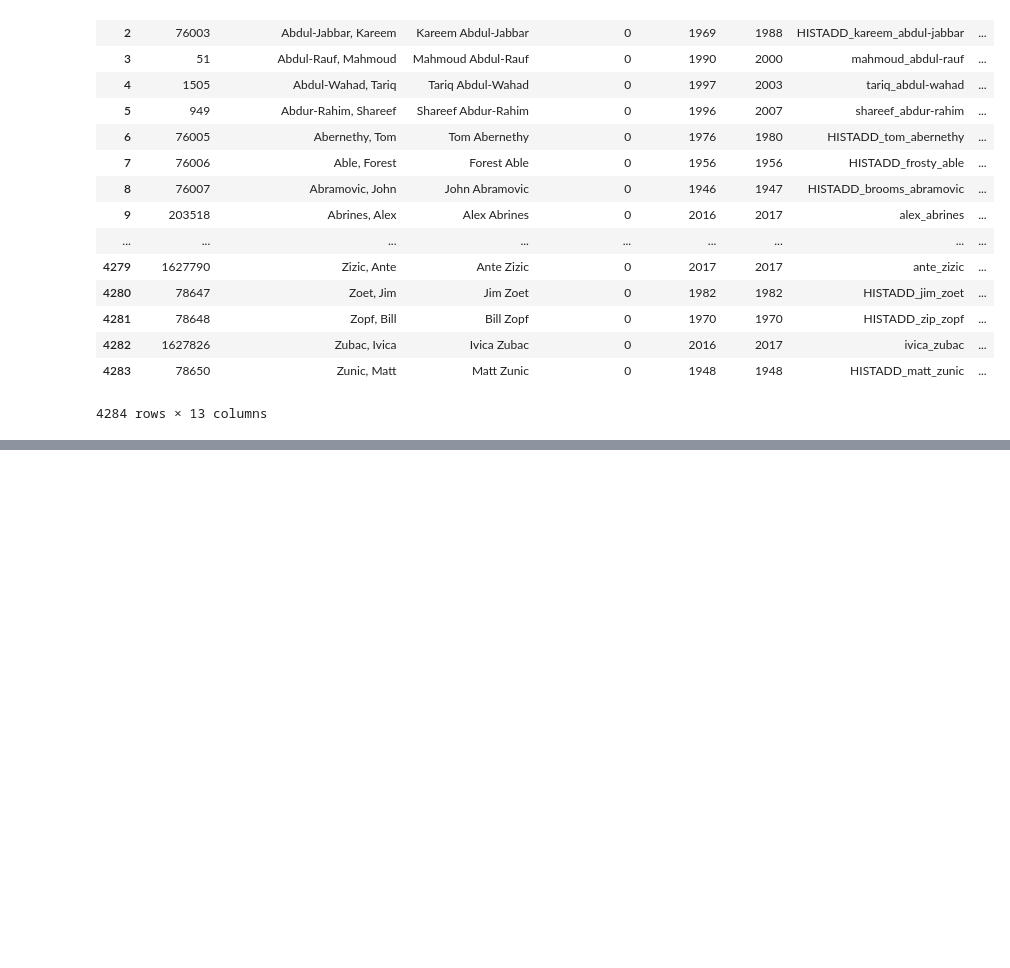
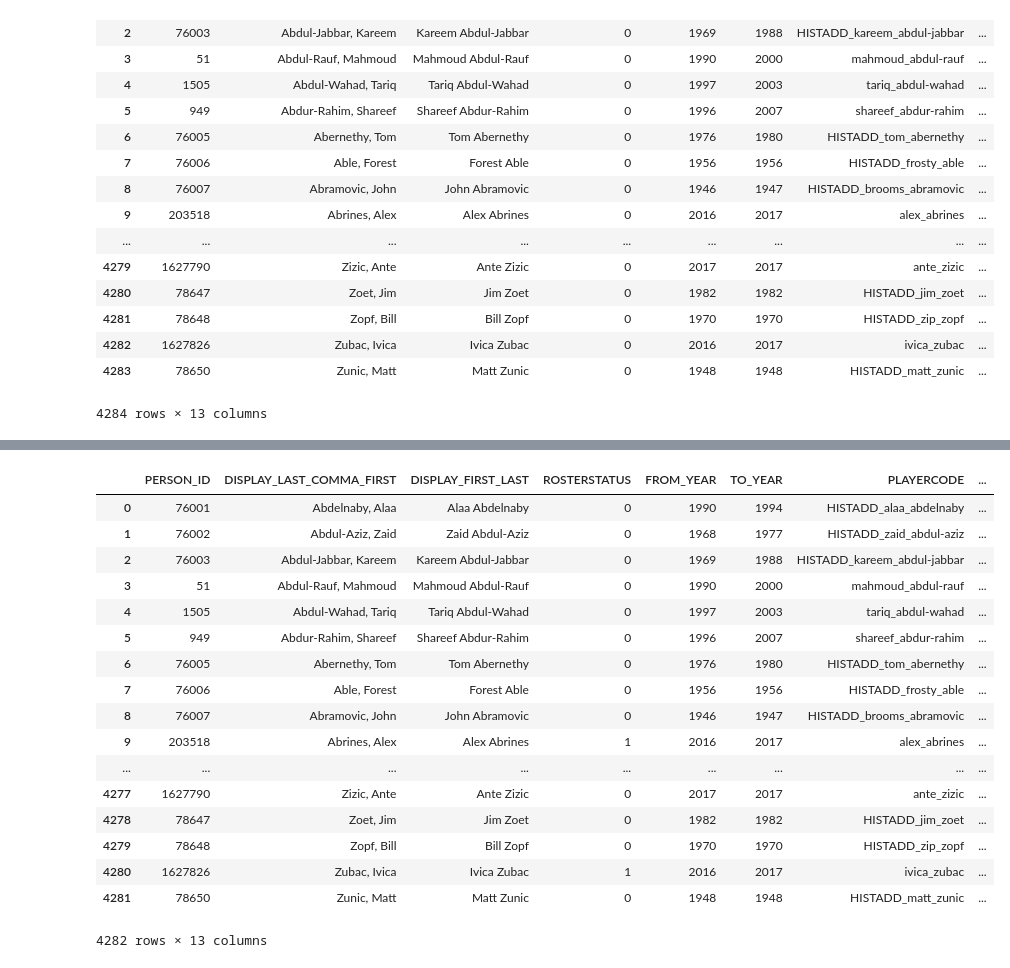
Before and after one commit to zt8zf/Spring-2018, a Jupyter notebook: 03-Data-collection-and-manipulation.ipynb, the cells around one changed output, grey strips where cells are left out. Saved outputs shown, nothing was run; the diff lists cells and outputs as text; code cells hidden in the pictures; blank space fills up the shorter version.

Commit message:
update data scraping

```diff
--- a/03-Data-collection-and-manipulation.ipynb
+++ b/03-Data-collection-and-manipulation.ipynb
@@ -345,0 +364,7 @@ players
+# %%
+from urllib.parse import urlencode
+from urllib.request import urlretrieve
+
+params = {'LeagueID':'00'}
+teamurl = 'http://stats.nba.com/stats/commonTeamYears?' + urlencode(params)
+!wget -q -O - --user-agent={useragent} {teamurl}
@@ -345,0 +373,29 @@ players
+# %%
+%pdb off
+def get_nba_data(endpt, params):
+
+    ## endpt: https://github.com/seemethere/nba_py/wiki/stats.nba.com-Endpoint-Documentation
+    ## params: dictionary of parameters: i.e., {'LeagueID':'00'}
+    from pandas import DataFrame
+    from urllib.parse import urlencode
+    import json
+
+    useragent = "\"Mozilla/5.0 (Macintosh; Intel Mac OS X 10_11_2) AppleWebKit/601.3.9 (KHTML, like Gecko) Version/9.0.2 Safari/601.3.9\""
+
+    dataurl = "\"" + "http://stats.nba.com/stats/" + endpt + "?" + urlencode(params) + "\""
+    jsonstr = !wget -q -O - --user-agent={useragent} {dataurl}
+
+    data = json.loads(jsonstr[0])
+
+    h = data['resultSets'][0]['headers']
+    d = data['resultSets'][0]['rowSet']
+    return(DataFrame(d, columns=h))
+
+    #return(data)
+
+
+params = {'LeagueID':'00'}
+teamdata = get_nba_data('commonTeamYears', params)
+
+params = {'LeagueID':'00', 'Season': '2016-17', 'IsOnlyCurrentSeason': '0'}
+plyrdata = get_nba_data('commonallplayers', params)
@@ -345,0 +424,21 @@ players
+# %%
+plyrdata
+# %% [output]
+|  | PERSON_ID | DISPLAY_LAST_COMMA_FIRST | DISPLAY_FIRST_LAST | ROSTERSTATUS | FROM_YEAR | TO_YEAR | PLAYERCODE | ... |
+| 0 | 76001 | Abdelnaby, Alaa | Alaa Abdelnaby | 0 | 1990 | 1994 | HISTADD_alaa_abdelnaby | ... |
+| 1 | 76002 | Abdul-Aziz, Zaid | Zaid Abdul-Aziz | 0 | 1968 | 1977 | HISTADD_zaid_abdul-aziz | ... |
+| 2 | 76003 | Abdul-Jabbar, Kareem | Kareem Abdul-Jabbar | 0 | 1969 | 1988 | HISTADD_kareem_abdul-jabbar | ... |
+| 3 | 51 | Abdul-Rauf, Mahmoud | Mahmoud Abdul-Rauf | 0 | 1990 | 2000 | mahmoud_abdul-rauf | ... |
+| 4 | 1505 | Abdul-Wahad, Tariq | Tariq Abdul-Wahad | 0 | 1997 | 2003 | tariq_abdul-wahad | ... |
+| 5 | 949 | Abdur-Rahim, Shareef | Shareef Abdur-Rahim | 0 | 1996 | 2007 | shareef_abdur-rahim | ... |
+| 6 | 76005 | Abernethy, Tom | Tom Abernethy | 0 | 1976 | 1980 | HISTADD_tom_abernethy | ... |
+| 7 | 76006 | Able, Forest | Forest Able | 0 | 1956 | 1956 | HISTADD_frosty_able | ... |
+| 8 | 76007 | Abramovic, John | John Abramovic | 0 | 1946 | 1947 | HISTADD_brooms_abramovic | ... |
+| 9 | 203518 | Abrines, Alex | Alex Abrines | 1 | 2016 | 2017 | alex_abrines | ... |
+| ... | ... | ... | ... | ... | ... | ... | ... | ... |
+| 4277 | 1627790 | Zizic, Ante | Ante Zizic | 0 | 2017 | 2017 | ante_zizic | ... |
+| 4278 | 78647 | Zoet, Jim | Jim Zoet | 0 | 1982 | 1982 | HISTADD_jim_zoet | ... |
+| 4279 | 78648 | Zopf, Bill | Bill Zopf | 0 | 1970 | 1970 | HISTADD_zip_zopf | ... |
+| 4280 | 1627826 | Zubac, Ivica | Ivica Zubac | 1 | 2016 | 2017 | ivica_zubac | ... |
+| 4281 | 78650 | Zunic, Matt | Matt Zunic | 0 | 1948 | 1948 | HISTADD_matt_zunic | ... |
+4282 rows × 13 columns
```
Also changed, not shown: parts of 11 cells of this notebook, 1 other file.
